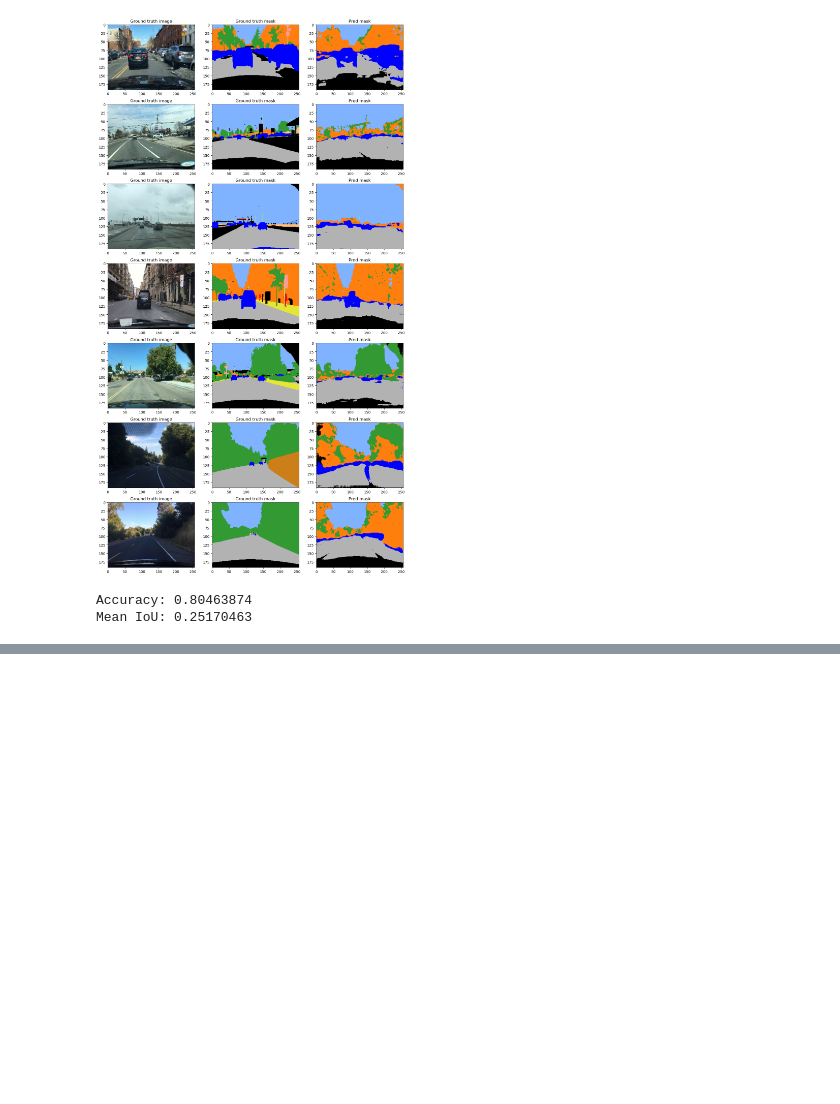
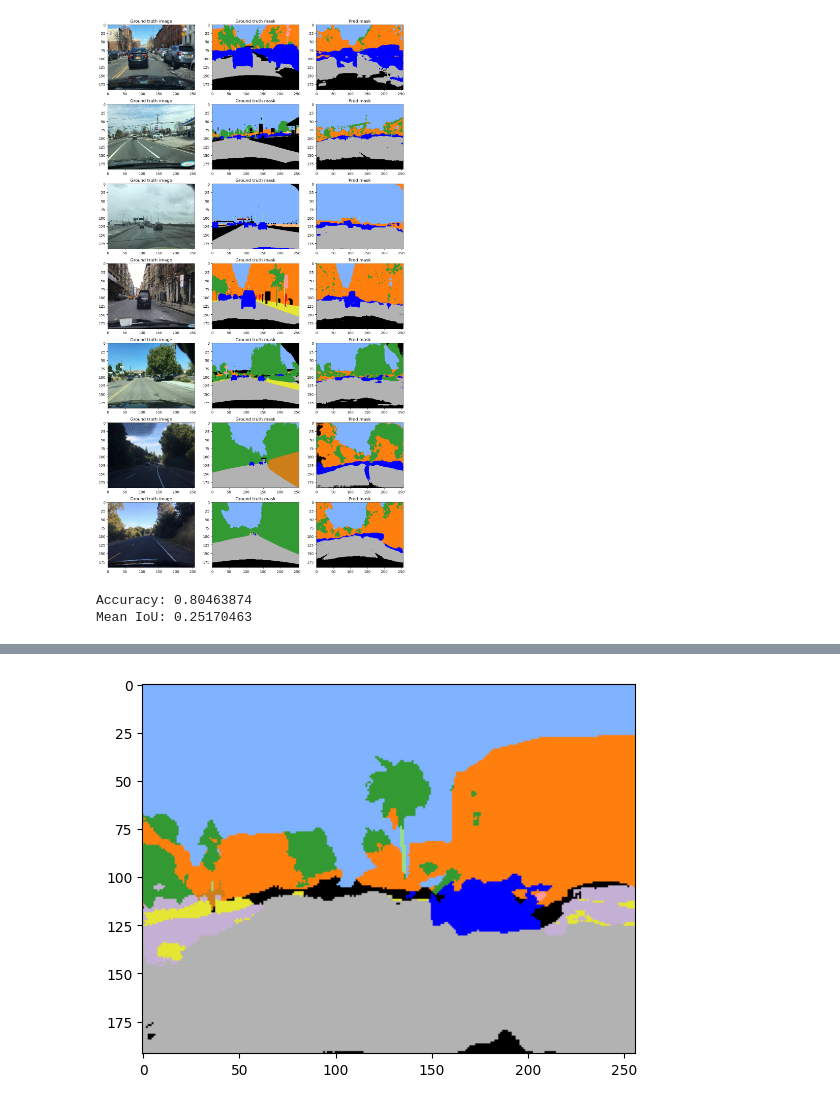
Before and after one commit to GGDuckGGuck/Image_Class, a Jupyter notebook: keggle_ADAS.ipynb, the cells around one changed output, grey strips where cells are left out. Saved outputs shown, nothing was run; the diff lists cells and outputs as text; code cells hidden in the pictures; blank space fills up the shorter version.

```diff
--- a/keggle_ADAS.ipynb
+++ b/keggle_ADAS.ipynb
@@ -433,0 +461,25 @@ model.save('asad_epoch5.h5')
+# %%
+# 새로운 이미지 파일을 로드하고 전처리합니다.
+image_path = "data/dehazed_image.jpg"  # 이미지 파일 경로를 지정합니다.
+# image_path = "data/Fog_test_image.png"  # 이미지 파일 경로를 지정합니다.
+image = tf.io.read_file(image_path)  # 이미지 파일을 읽습니다.
+image = tf.image.decode_image(image)  # 이미지를 텐서로 디코드합니다.
+image = tf.image.resize(image, image_size, method=tf.image.ResizeMethod.LANCZOS3)  # 이미지를 원하는 크기로 리사이즈합니다.
+image = image / 255.0  # 이미지를 정규화합니다.
+
+# 이미지에 차원을 추가하여 모델의 입력 형태에 맞게 만듭니다.
+image = np.expand_dims(image, axis=0)
+
+# 이미지를 모델에 전달하여 예측 마스크를 생성합니다.
+pred_mask = model.predict(image)
+
+# 예측된 마스크에서 가장 확률이 높은 클래스를 선택합니다.
+pred_mask = np.argmax(pred_mask, axis=-1)
+
+# 예측 마스크를 시각화하기 위해 색상화 함수를 사용합니다.
+colored_mask = colorize_image(pred_mask[0], color_dict)  # 첫 번째(그리고 유일한) 예측 마스크를 색상화합니다.
+
+# 예측 마스크를 시각화합니다.
+plt.imshow(colored_mask)
+plt.show()
+# %% [output]
@@ -433,0 +487 @@ model.save('asad_epoch5.h5')
+[figure, added]
```
Also changed, not shown: parts of 2 cells of this notebook, 2 other files.
